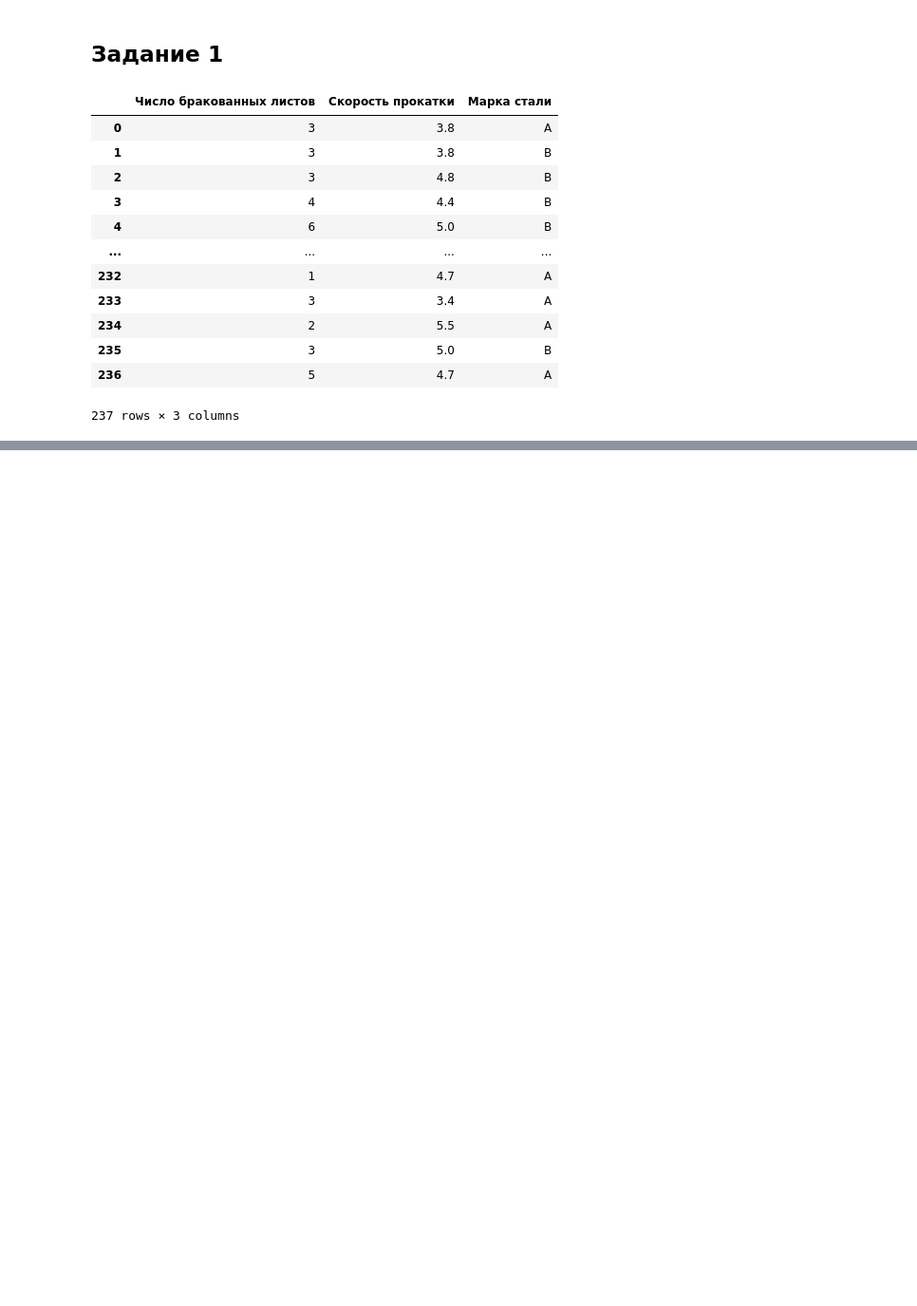
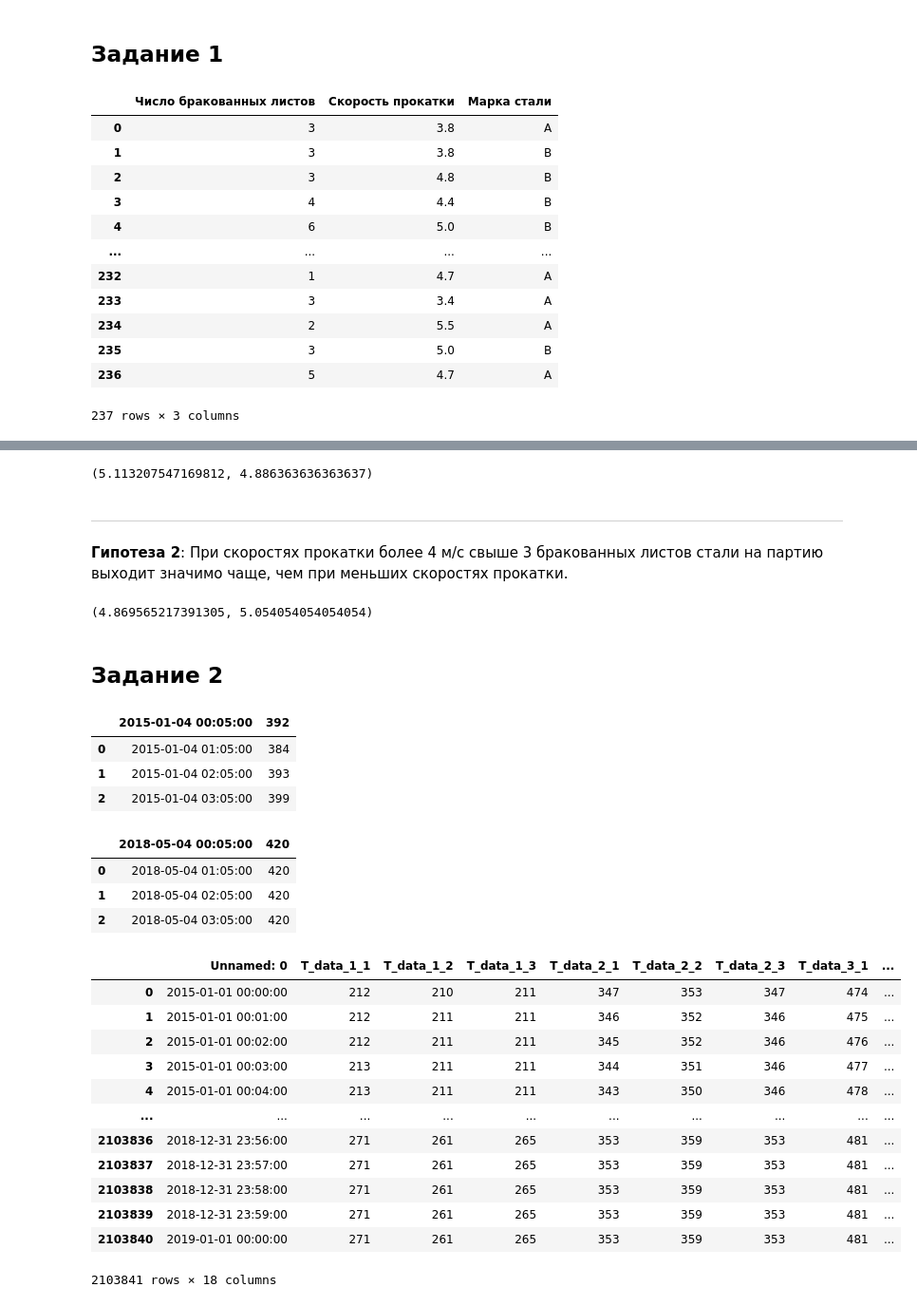
Before and after one commit to IamSVP94/SEVERSTAL_task, a Jupyter notebook: REPORT.ipynb, the cells around one changed output, grey strips where cells are left out. Shown: that part at 95% size. Drawn from its saved outputs; the diff is of its cells as text; code cells hidden in the pictures; blank space fills up the shorter version.

```diff
--- a/REPORT.ipynb
+++ b/REPORT.ipynb
@@ -22,0 +77,50 @@ statistics
+# %%
+statistics[(statistics['Марка стали']=='A') & (statistics['Число бракованных листов']>3)]['Число бракованных листов'].mean(), \
+statistics[(statistics['Марка стали']=='B') & (statistics['Число бракованных листов']>3)]['Число бракованных листов'].mean()
+# %% [output]
+(5.113207547169812, 4.886363636363637)
+# %% [markdown]
+<hr>
+
+**Гипотеза 2**: При скоростях прокатки более 4 м/с свыше 3 бракованных листов стали на партию выходит значимо чаще, чем при меньших скоростях прокатки.
+# %%
+statistics[(statistics['Скорость прокатки']<=4) & (statistics['Число бракованных листов']>3)]['Число бракованных листов'].mean(), \
+statistics[(statistics['Скорость прокатки']>4) & (statistics['Число бракованных листов']>3)]['Число бракованных листов'].mean()
+# %% [output]
+(4.869565217391305, 5.054054054054054)
+# %% [markdown]
+## Задание 2
+# %%
+X_data = pd.read_csv(path_to_project_directory+'X_data.csv', encoding='cp1251', sep=';')
+Y_train = pd.read_csv(path_to_project_directory+'Y_train.csv', encoding='cp1251', sep=';')
+Y_submit = pd.read_csv(path_to_project_directory+'Y_submit.csv', encoding='cp1251', sep=';')
+# %%
+Y_train.head(3)
+# %% [output]
+|  | 2015-01-04 00:05:00 | 392 |
+| 0 | 2015-01-04 01:05:00 | 384 |
+| 1 | 2015-01-04 02:05:00 | 393 |
+| 2 | 2015-01-04 03:05:00 | 399 |
+# %%
+Y_submit.head(3)
+# %% [output]
+|  | 2018-05-04 00:05:00 | 420 |
+| 0 | 2018-05-04 01:05:00 | 420 |
+| 1 | 2018-05-04 02:05:00 | 420 |
+| 2 | 2018-05-04 03:05:00 | 420 |
+# %%
+X_data
+# %% [output]
+|  | Unnamed: 0 | T_data_1_1 | T_data_1_2 | T_data_1_3 | T_data_2_1 | T_data_2_2 | T_data_2_3 | T_data_3_1 | ... |
+| 0 | 2015-01-01 00:00:00 | 212 | 210 | 211 | 347 | 353 | 347 | 474 | ... |
+| 1 | 2015-01-01 00:01:00 | 212 | 211 | 211 | 346 | 352 | 346 | 475 | ... |
+| 2 | 2015-01-01 00:02:00 | 212 | 211 | 211 | 345 | 352 | 346 | 476 | ... |
+| 3 | 2015-01-01 00:03:00 | 213 | 211 | 211 | 344 | 351 | 346 | 477 | ... |
+| 4 | 2015-01-01 00:04:00 | 213 | 211 | 211 | 343 | 350 | 346 | 478 | ... |
+| ... | ... | ... | ... | ... | ... | ... | ... | ... | ... |
+| 2103836 | 2018-12-31 23:56:00 | 271 | 261 | 265 | 353 | 359 | 353 | 481 | ... |
+| 2103837 | 2018-12-31 23:57:00 | 271 | 261 | 265 | 353 | 359 | 353 | 481 | ... |
+| 2103838 | 2018-12-31 23:58:00 | 271 | 261 | 265 | 353 | 359 | 353 | 481 | ... |
+| 2103839 | 2018-12-31 23:59:00 | 271 | 261 | 265 | 353 | 359 | 353 | 481 | ... |
+| 2103840 | 2019-01-01 00:00:00 | 271 | 261 | 265 | 353 | 359 | 353 | 481 | ... |
+2103841 rows × 18 columns
```
Also changed, not shown: parts of 14 cells of this notebook.
